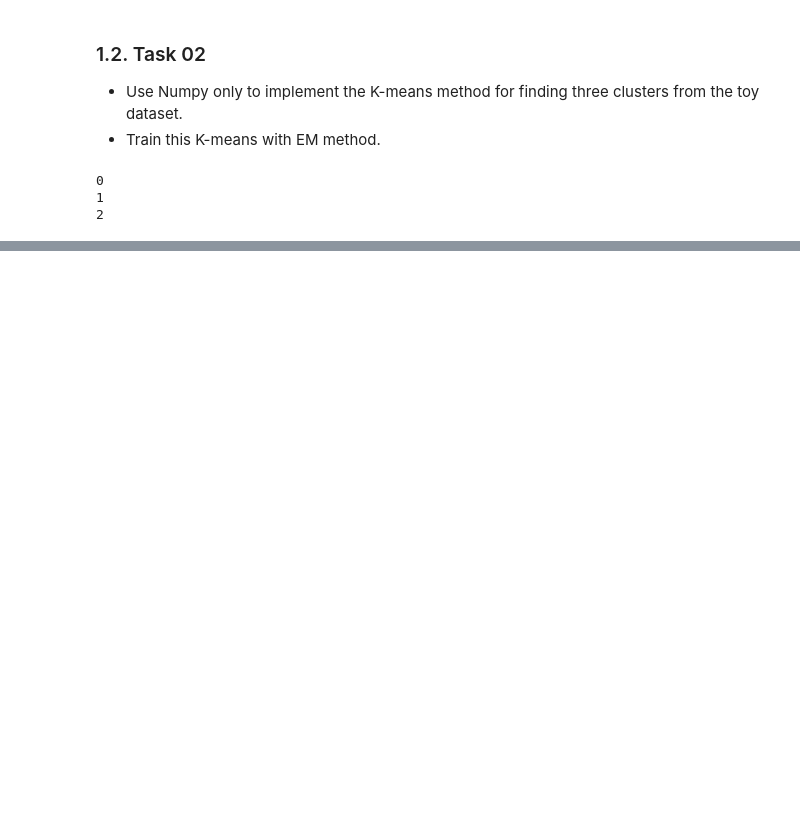
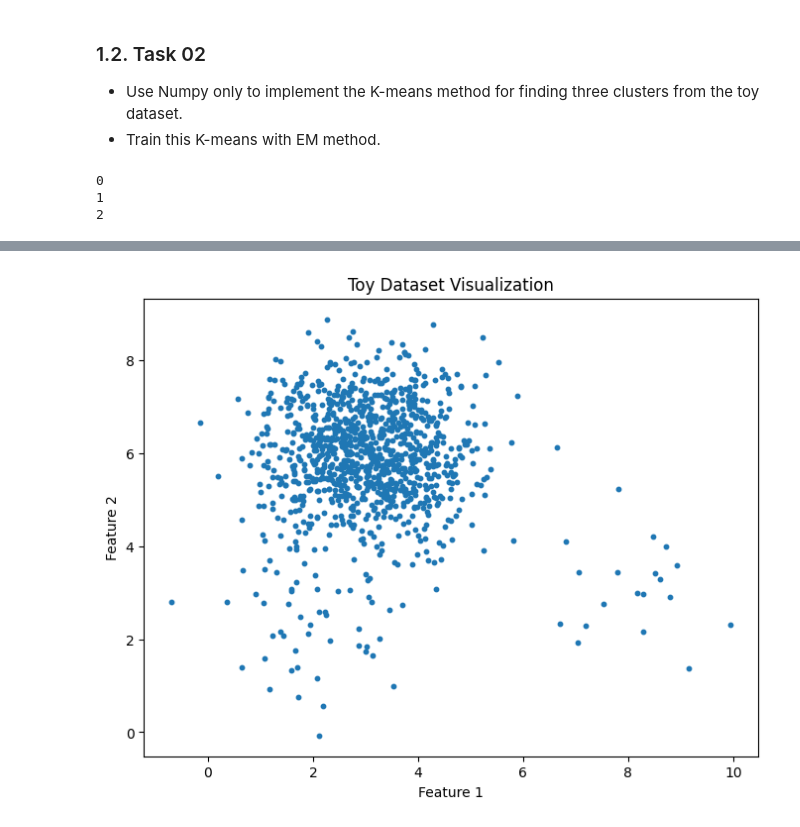
Before and after one commit to nguyenlog205/uit-ds102-practicalHomework, a Jupyter notebook: lesson-04/notebook.ipynb, the cells around one changed output, grey strips where cells are left out. Saved outputs shown, nothing was run; the diff lists cells and outputs as text; code cells hidden in the pictures; blank space fills up the shorter version.

```diff
--- a/lesson-04/notebook.ipynb
+++ b/lesson-04/notebook.ipynb
@@ -187,0 +333,36 @@ KeyboardInterrupt:
+# %%
+def generate_dataset2():
+    """
+    Generates a toy dataset with 1070 data points from three Gaussian distributions.
+
+    The dataset consists of:
+    - 50 points from N((2, 2), Sigma)
+    - 20 points from N((8, 3), Sigma)
+    - 1000 points from N((3, 6), Sigma)
+    where Sigma is the 2x2 identity matrix.
+
+    Returns:
+        numpy.ndarray: A numpy array of shape (1070, 2) containing the generated data points.
+    """
+    # Define the means for the three Gaussian distributions
+    mean1 = np.array([2, 2])
+    mean2 = np.array([8, 3])
+    mean3 = np.array([3, 6])
+
+    covariance = np.array([[1, 0], [0, 1]])
+    num_points_per_cluster = [50, 20, 1000]
+
+    # Generate data points from the 1st, 2nd, 3rd Gaussian distribution
+    data_cluster1 = np.random.multivariate_normal(mean1, covariance, num_points_per_cluster[0])
+    data_cluster2 = np.random.multivariate_normal(mean2, covariance, num_points_per_cluster[1])
+    data_cluster3 = np.random.multivariate_normal(mean3, covariance, num_points_per_cluster[2])
+
+    # Concatenate the data from the three clusters
+    toy_dataset = np.concatenate((data_cluster1, data_cluster2, data_cluster3), axis=0)
+
+    return np.array(toy_dataset)
+# %%
+dataset2 = generate_dataset2()
+visualize_dataset(dataset2, ordNumberOfAssignment=2)
+# %% [output]
+[figure, added]
```
Also changed, not shown: parts of 17 cells of this notebook, 6 other files.
